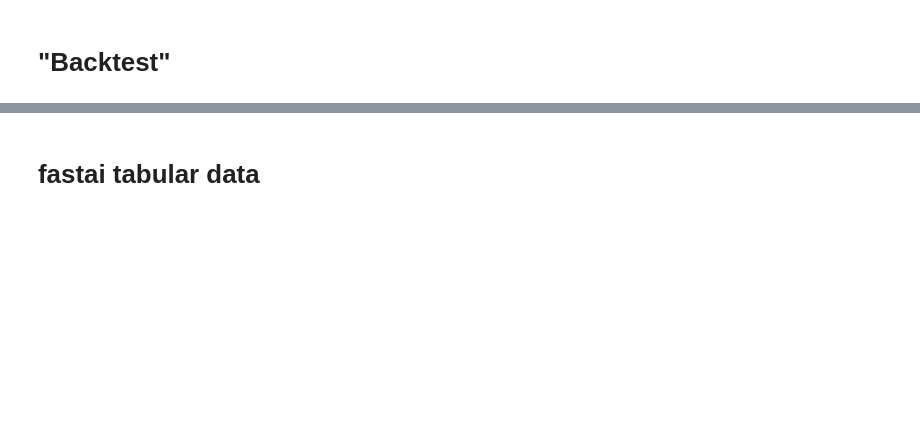
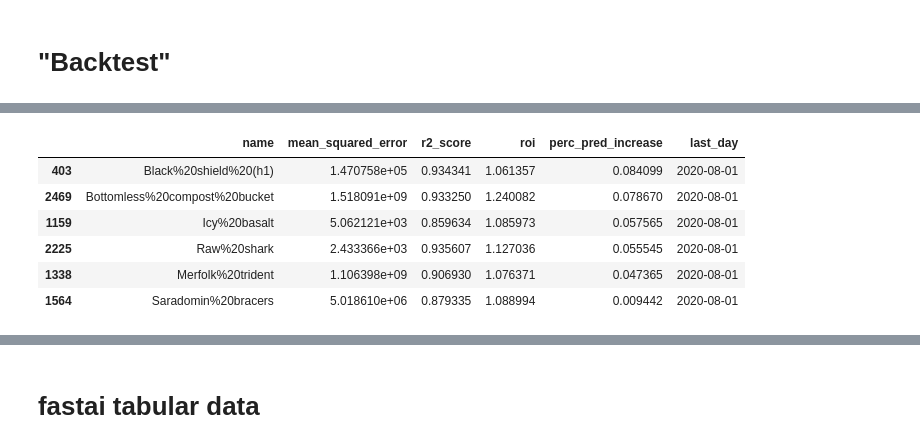
Before and after one commit to ebbitten/OSBuddy, a Jupyter notebook: osrs_wiki.ipynb, the cells around one changed output, grey strips where cells are left out. Drawn from its saved outputs; the diff is of its cells as text; code cells hidden in the pictures; blank space fills up the shorter version.

```diff
--- a/osrs_wiki.ipynb
+++ b/osrs_wiki.ipynb
@@ -335,0 +595,10 @@ Name: Y, Length: 96, dtype: float64
+# %%
+trading_df.loc[trading_df['name'].isin(bought)].loc[:,['name', 'mean_squared_error', 'r2_score', 'roi', 'perc_pred_increase','last_day']]
+# %% [output]
+|  | name | mean_squared_error | r2_score | roi | perc_pred_increase | last_day |
+| 403 | Black%20shield%20(h1) | 1.470758e+05 | 0.934341 | 1.061357 | 0.084099 | 2020-08-01 |
+| 2469 | Bottomless%20compost%20bucket | 1.518091e+09 | 0.933250 | 1.240082 | 0.078670 | 2020-08-01 |
+| 1159 | Icy%20basalt | 5.062121e+03 | 0.859634 | 1.085973 | 0.057565 | 2020-08-01 |
+| 2225 | Raw%20shark | 2.433366e+03 | 0.935607 | 1.127036 | 0.055545 | 2020-08-01 |
+| 1338 | Merfolk%20trident | 1.106398e+09 | 0.906930 | 1.076371 | 0.047365 | 2020-08-01 |
+| 1564 | Saradomin%20bracers | 5.018610e+06 | 0.879335 | 1.088994 | 0.009442 | 2020-08-01 |
```
Also changed, not shown: parts of 135 cells of this notebook, 1 other file.
